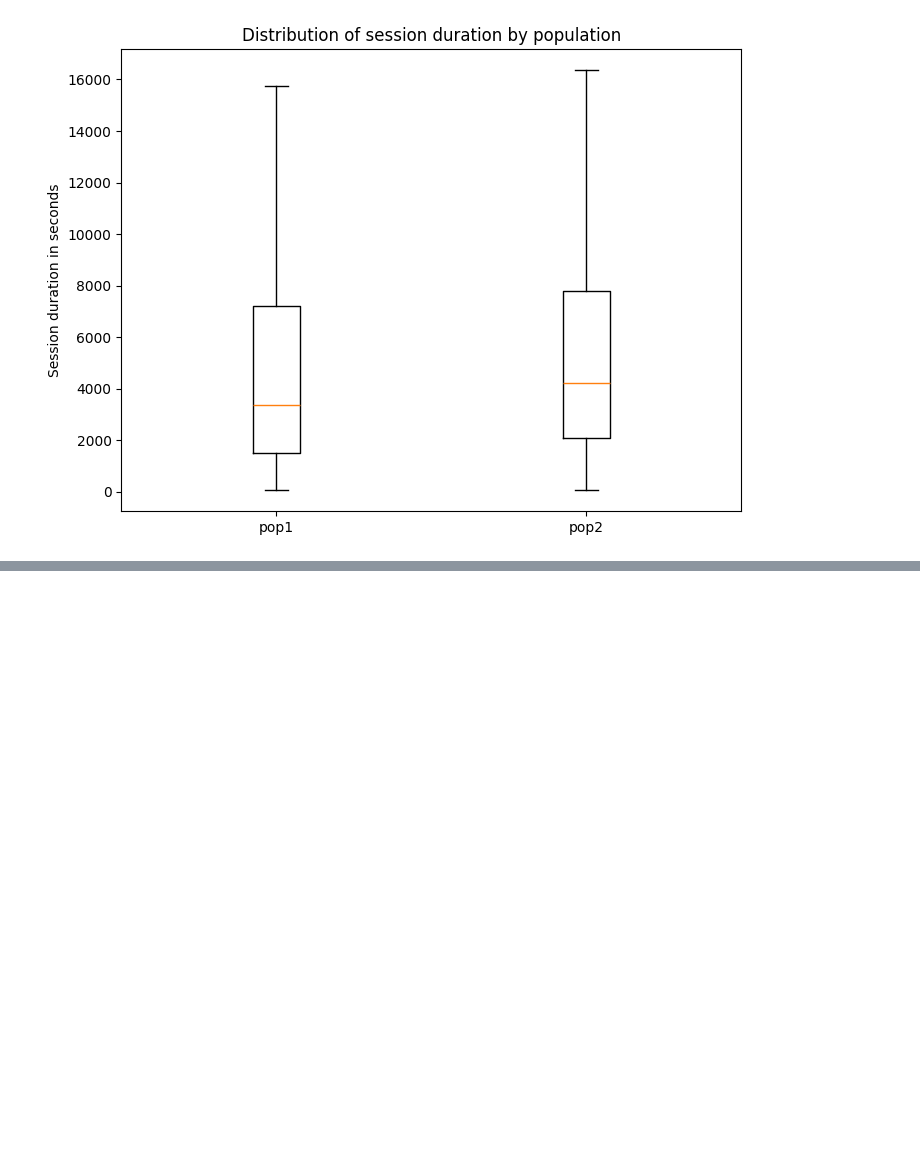
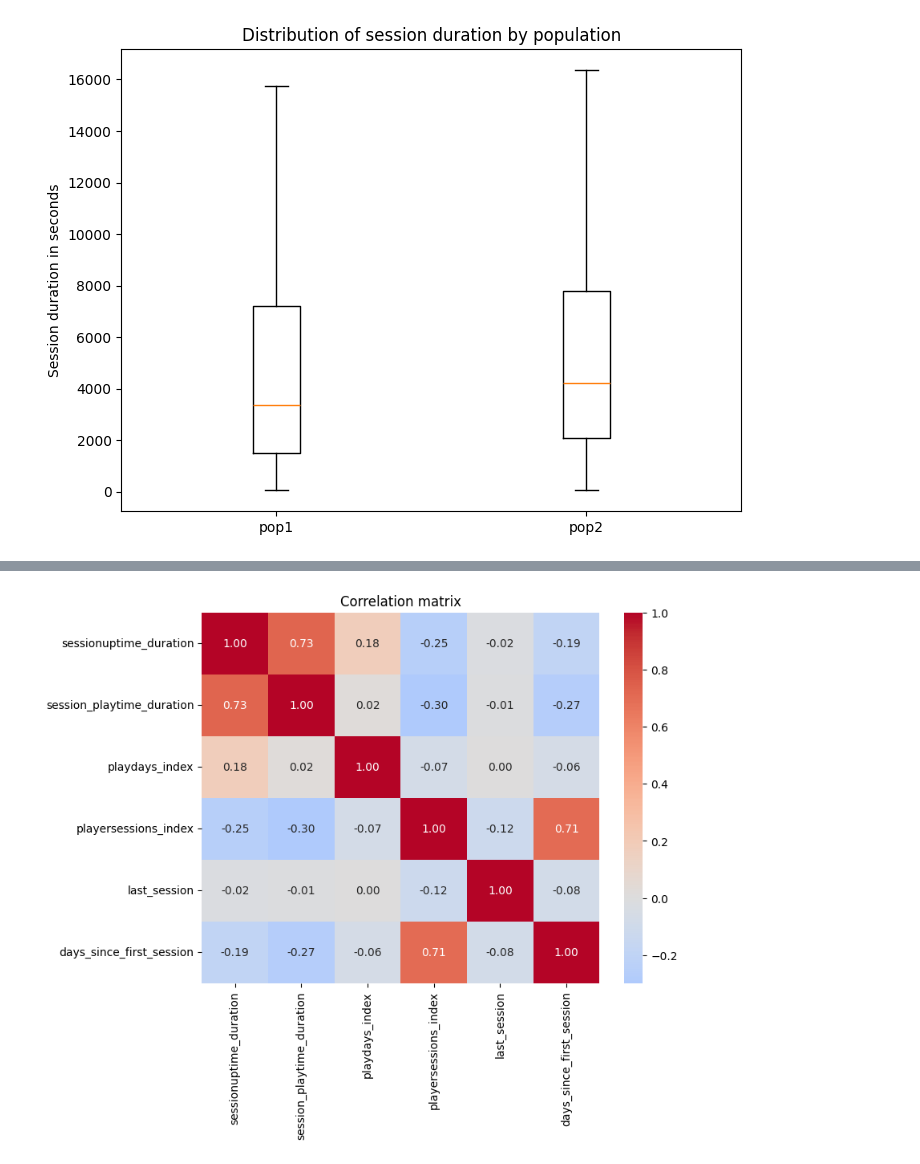
Before and after one commit to HaDock404/ubisoft-technical-test, a Jupyter notebook: technical_test_data.ipynb, the cells around one changed output, grey strips where cells are left out. Drawn from its saved outputs; the diff is of its cells as text; code cells hidden in the pictures; blank space fills up the shorter version.

```diff
--- a/technical_test_data.ipynb
+++ b/technical_test_data.ipynb
@@ -227,0 +246,8 @@ J'ai exclu les sessions courtes pour verifier la distribution de durée de sessi
+# %%
+print("Players:", df["playerid"].nunique())
+print("Sessions:", df["sessionid"].nunique())
+
+filter_max_time = df.groupby("playerid")["serverdate_last"].transform("max")
+df["last_session"] = (df["serverdate_last"] == filter_max_time).astype(int)
+
+print(df["last_session"].value_counts())
@@ -227,0 +318,27 @@ J'ai exclu les sessions courtes pour verifier la distribution de durée de sessi
+# %%
+first_session = df.groupby("playerid")["serverdate_last"].transform("min")
+df["days_since_first_session"] = (df["serverdate_last"] - first_session).dt.days
+# %%
+corr_features = [
+    "sessionuptime_duration",
+    "session_playtime_duration",
+    "playdays_index",
+    "playersessions_index",
+    "last_session",
+    "days_since_first_session"
+]
+
+corr_matrix = df[corr_features].corr()
+
+plt.figure(figsize=(8, 6))
+sns.heatmap(
+    corr_matrix,
+    annot=True,
+    fmt=".2f",
+    cmap="coolwarm",
+    center=0
+)
+plt.title("Correlation matrix")
+plt.show()
+# %% [output]
+[figure, added]
```
Also changed, not shown: parts of 19 cells of this notebook.
